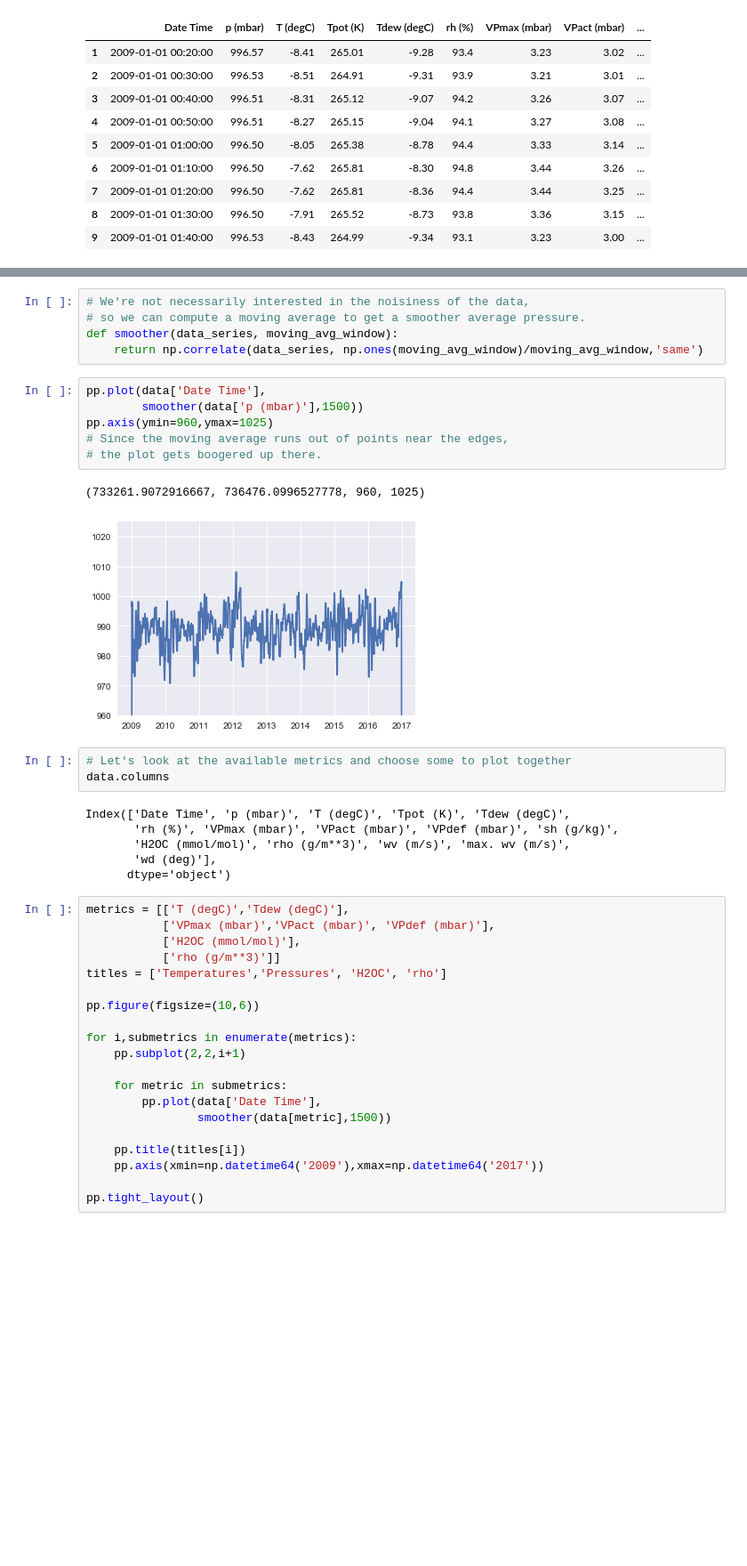
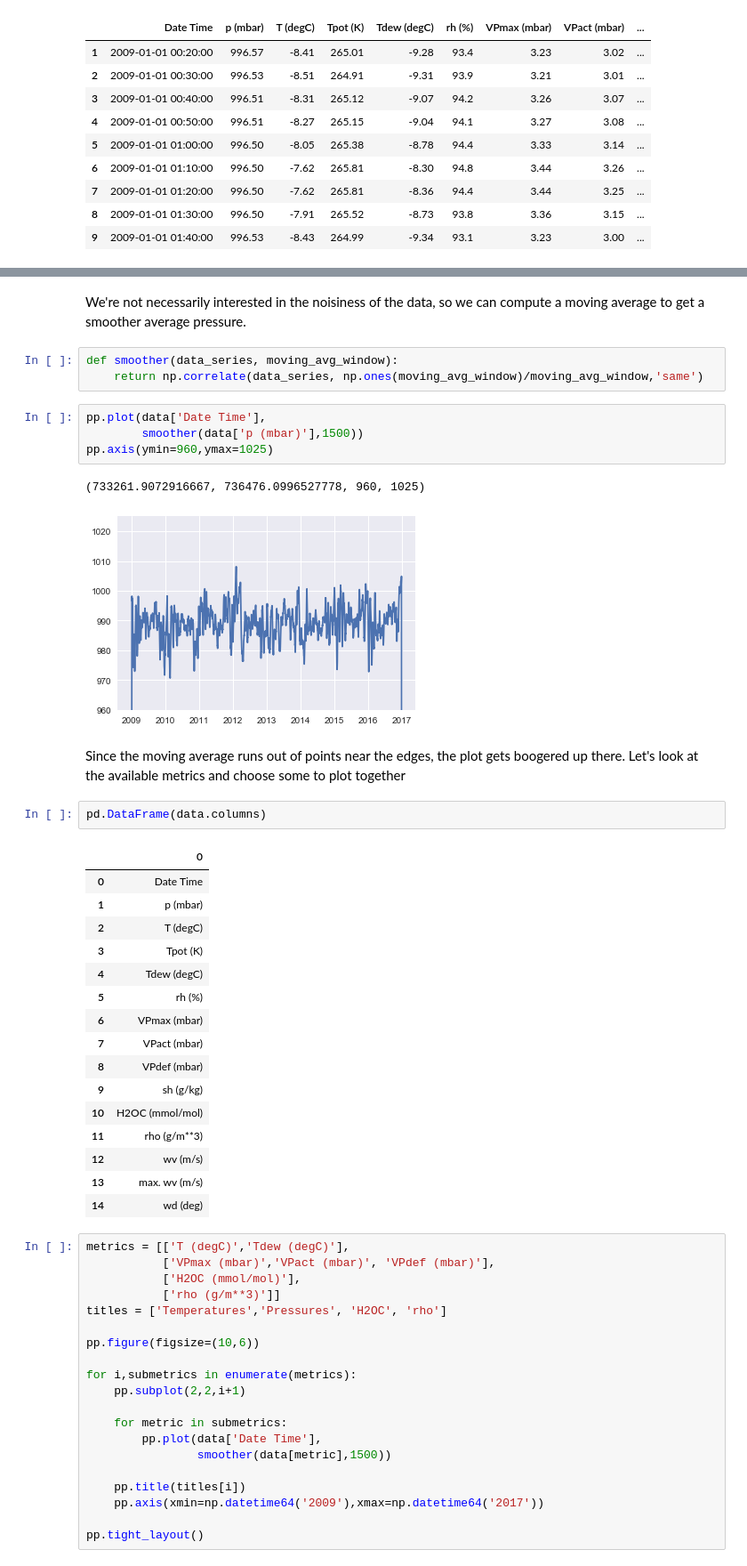
Before and after one commit to 1boyer/data_science, a Jupyter notebook: Weather_Analytics.ipynb, the cells around one changed output, grey strips where cells are left out. Shown at 89% size. Cells and saved outputs as stored; diff of their text form; blank space fills up the shorter version.

```diff
--- a/Weather_Analytics.ipynb
+++ b/Weather_Analytics.ipynb
@@ -33,29 +34,39 @@ pp.plot(data['Date Time'],data['p (mbar)'])
 # %% [output]
 [<matplotlib.lines.Line2D at 0x...>]
 [figure]
+# %% [markdown]
+We're not necessarily interested in the noisiness of the data, so we can compute a moving average to get a smoother average pressure.
 # %%
-# We're not necessarily interested in the noisiness of the data,
-# so we can compute a moving average to get a smoother average pressure.
 def smoother(data_series, moving_avg_window):
     return np.correlate(data_series, np.ones(moving_avg_window)/moving_avg_window,'same')
 # %%
 pp.plot(data['Date Time'],
         smoother(data['p (mbar)'],1500))
 pp.axis(ymin=960,ymax=1025)
-# Since the moving average runs out of points near the edges,
-# the plot gets boogered up there.
 # %% [output]
 (733261.9072916667, 736476.0996527778, 960, 1025)
 [figure]
-# %%
-# Let's look at the available metrics and choose some to plot together
-data.columns
-# %% [output]
-Index(['Date Time', 'p (mbar)', 'T (degC)', 'Tpot (K)', 'Tdew (degC)',
-       'rh (%)', 'VPmax (mbar)', 'VPact (mbar)', 'VPdef (mbar)', 'sh (g/kg)',
-       'H2OC (mmol/mol)', 'rho (g/m**3)', 'wv (m/s)', 'max. wv (m/s)',
-       'wd (deg)'],
-      dtype='object')
+# %% [markdown]
+Since the moving average runs out of points near the edges, the plot gets boogered up there. Let's look at the available metrics and choose some to plot together
+# %%
+pd.DataFrame(data.columns)
+# %% [output]
+|  | 0 |
+| 0 | Date Time |
+| 1 | p (mbar) |
+| 2 | T (degC) |
+| 3 | Tpot (K) |
+| 4 | Tdew (degC) |
+| 5 | rh (%) |
+| 6 | VPmax (mbar) |
+| 7 | VPact (mbar) |
+| 8 | VPdef (mbar) |
+| 9 | sh (g/kg) |
+| 10 | H2OC (mmol/mol) |
+| 11 | rho (g/m**3) |
+| 12 | wv (m/s) |
+| 13 | max. wv (m/s) |
+| 14 | wd (deg) |
 # %%
 metrics = [['T (degC)','Tdew (degC)'],
            ['VPmax (mbar)','VPact (mbar)', 'VPdef (mbar)'],
```
Also changed, not shown: parts of 5 cells of this notebook, 1 other file.
